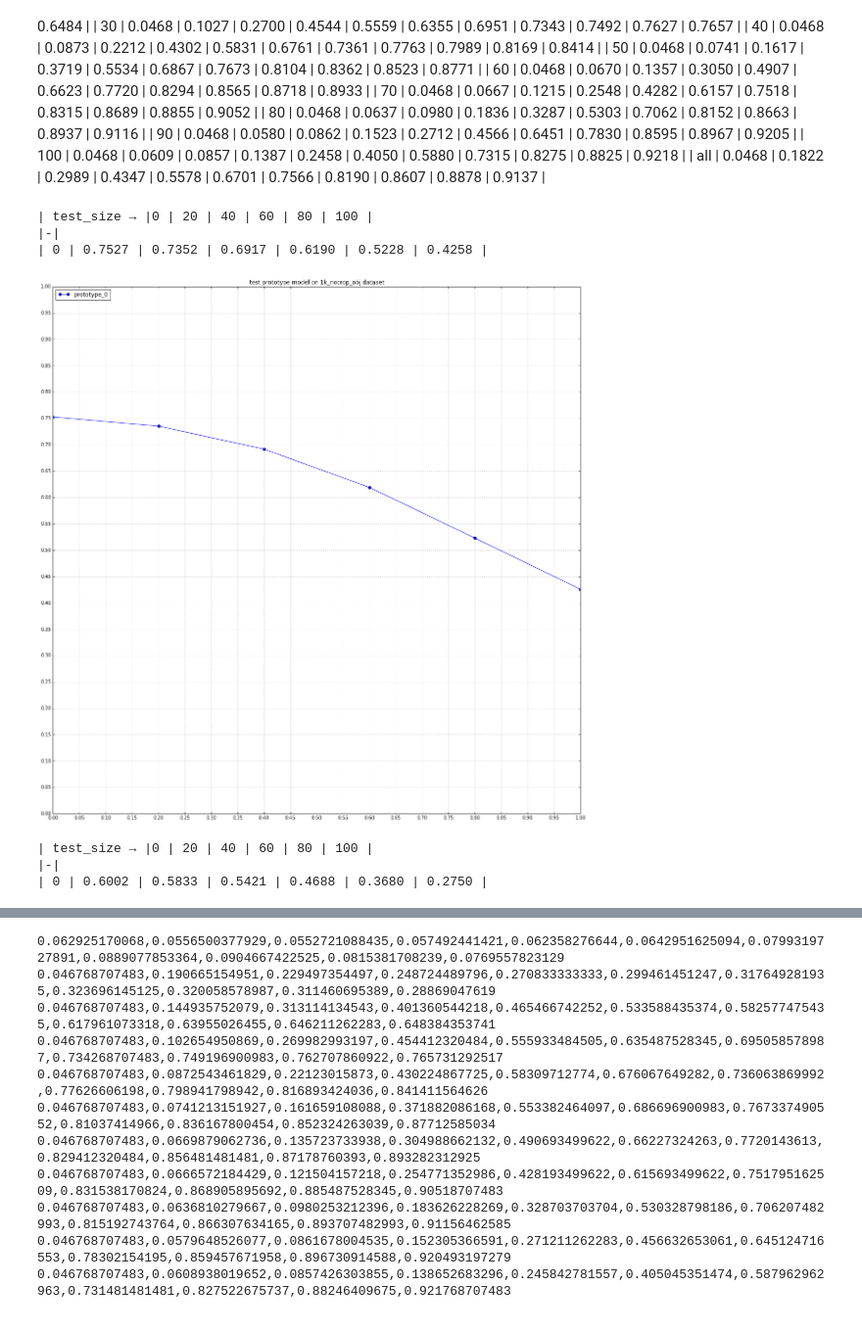
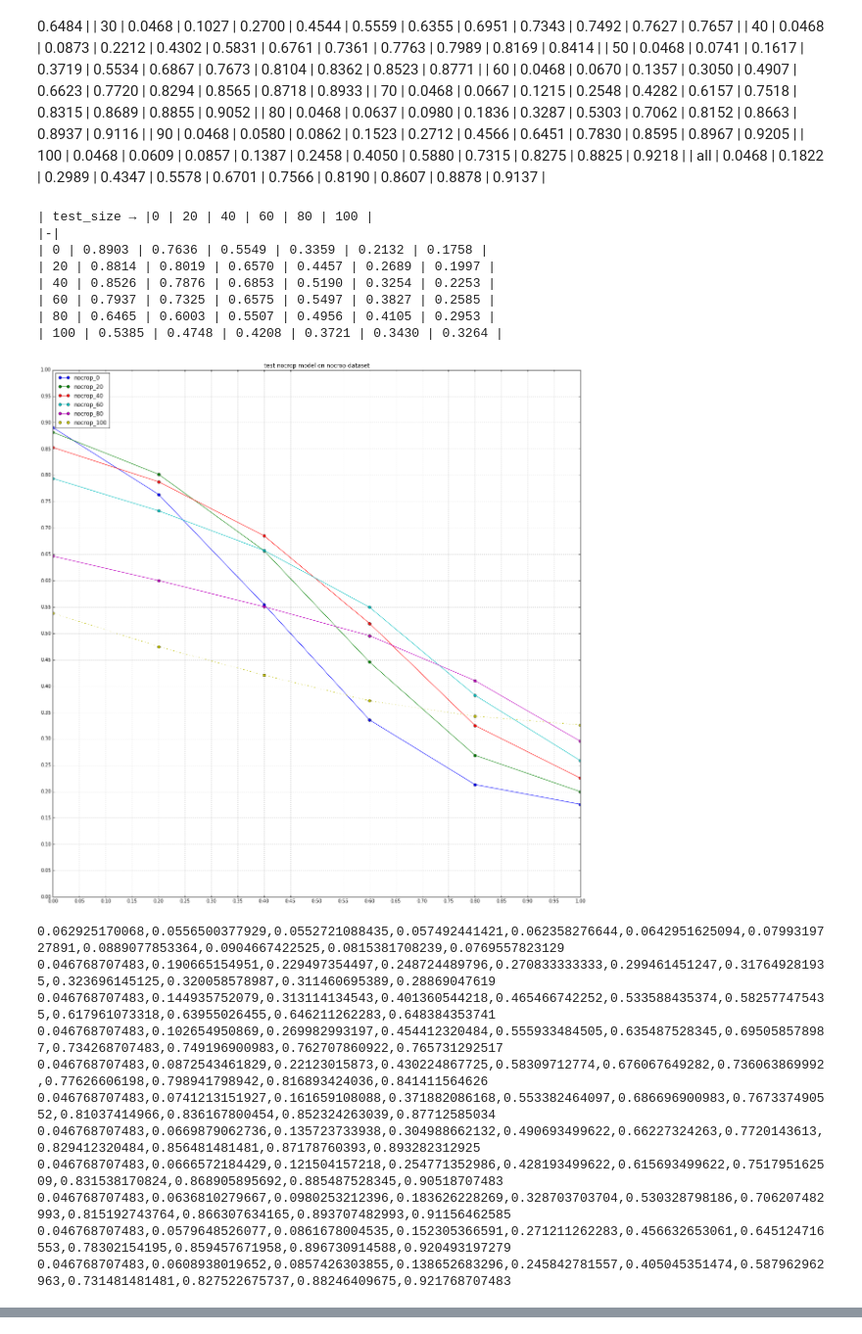
Before and after one commit to Definiter/occlusion-project, a Jupyter notebook: src/visualize_accuracy.ipynb, the cells around one changed output, grey strips where cells are left out. Shown: that part at 98% size. Saved outputs shown, nothing was run; the diff lists cells and outputs as text; code cells hidden in the pictures.

```diff
--- a/src/visualize_accuracy.ipynb
+++ b/src/visualize_accuracy.ipynb
@@ -83,6 +83,7 @@ import numpy as np
 import matplotlib.pyplot as plt
 import os
 import cPickle
+import math
 from mpl_toolkits.mplot3d import Axes3D
 %matplotlib inline
 
@@ -109,23 +110,23 @@ test_type_strs = ['crop_obj', 'nocrop_obj']
 test_size = [0.0, 0.2, 0.4, 0.6, 0.8, 1.0]
 '''
 
-model_type_strs = ['prototype']
-model_names = ['0']
-test_type_strs = ['1k_nocrop_obj', '1k_crop_obj']
+model_type_strs = ['nocrop']
+model_names = ['0', '20', '40', '60', '80', '100']
+test_type_strs = ['nocrop']
 test_size = [0.0, 0.2, 0.4, 0.6, 0.8, 1.0]
 
+sq = [math.sqrt(i) for i in test_size]
+
 def load_accuracy(model_type_str, model_name, test_type_str, test_size):
-    if '1k' in test_type_str:
-        accuracy = []
-        for size in test_size:
-            test_name = int(100 * size)
-            with open('{}test/accuracy_{}_{}_{}_{}.pickle'.\
-                      format(result_root, model_type_str, model_name, test_type_str, test_name)) as f:
-                acc = cPickle.load(f)
-            accuracy.append(acc)
-    else:
-        with open('{}test/accuracy_{}_{}_{}.pickle'.format(result_root, model_type_str, test_type_str, model_name)) as f:
-                accuracy = cPickle.load(f)
+    accuracy = []
+    for size in test_size:
+        test_name = int(100 * size)
+        with open('{}test/accuracy_{}_{}_{}_{}.pickle'.\
+                  format(result_root, model_type_str, model_name, test_type_str, test_name)) as f:
+            acc = cPickle.load(f)
+        accuracy.append(acc)
+    #with open('{}test/accuracy_{}_{}_{}.pickle'.format(result_root, model_type_str, test_type_str, model_name)) as f:
+    #        accuracy = cPickle.load(f)
     return accuracy
 
 test_size_sq = [i * i for i in test_size]
@@ -199,35 +200,48 @@ if len(model_type_strs) == 2:
             for model_name in model_names:
                 accuracy = load_accuracy(model_type_str, model_name, test_type_str, test_size)
                 if model_type_str == model_type_strs[0]:
                     plt.plot(test_size, accuracy, marker = 'o', linestyle = '-')
                 else:
                     plt.plot(test_size, accuracy, marker = 'o', linestyle = '--')
         plt.legend([model_type_strs[0] + '_' + model_name for model_name in model_names] + \
                    [model_type_strs[1] + '_' + model_name for model_name in model_names], loc='lower left')
         plt.show()
         fig.savefig('{}test/test_curve_{}.png'.format(result_root, test_type_str))
 
 if len(model_type_strs) == 1:
     # Plot 3D surface of accuracy = f(model_size, test_size)
     test_size = [0.0, 0.1, 0.2, 0.3, 0.4, 0.5, 0.6, 0.7, 0.8, 0.9, 1.0] # Y
     model_size = test_size # X
     accuracies = [[0 for i in range(11)] for j in range(11)]
     for i, size in enumerate(model_size):
         with open('{}test/accuracy_aperture_aperture_{}.pickle'.format(result_root, int(size * 100))) as f:
             accuracy = cPickle.load(f)
         accuracies[i] = accuracy
     for i in accuracies:
         for en, j in enumerate(i):
             sys.stdout.write(str(j))
             if en == len(i) - 1:
                 sys.stdout.write('\n')
             else:
                 sys.stdout.write(',')
 # %% [output]
 | test_size → |0 | 20 | 40 | 60 | 80 | 100 |
 |-|
-| 0 | 0.7527 | 0.7352 | 0.6917 | 0.6190 | 0.5228 | 0.4258 |
+| 0 | 0.8903 | 0.7636 | 0.5549 | 0.3359 | 0.2132 | 0.1758 |
+| 20 | 0.8814 | 0.8019 | 0.6570 | 0.4457 | 0.2689 | 0.1997 |
+| 40 | 0.8526 | 0.7876 | 0.6853 | 0.5190 | 0.3254 | 0.2253 |
+| 60 | 0.7937 | 0.7325 | 0.6575 | 0.5497 | 0.3827 | 0.2585 |
+| 80 | 0.6465 | 0.6003 | 0.5507 | 0.4956 | 0.4105 | 0.2953 |
+| 100 | 0.5385 | 0.4748 | 0.4208 | 0.3721 | 0.3430 | 0.3264 |
-[figure, old version]
+[figure, new version]
-| test_size → |0 | 20 | 40 | 60 | 80 | 100 |
-|-|
-| 0 | 0.6002 | 0.5833 | 0.5421 | 0.4688 | 0.3680 | 0.2750 |
+0.062925170068,0.0556500377929,0.0552721088435,0.057492441421,0.062358276644,0.0642951625094,0.0799319727891,0.0889077853364,0.0904667422525,0.0815381708239,0.0769557823129
+0.046768707483,0.190665154951,0.229497354497,0.248724489796,0.270833333333,0.299461451247,0.317649281935,0.323696145125,0.320058578987,0.311460695389,0.28869047619
+0.046768707483,0.144935752079,0.313114134543,0.401360544218,0.465466742252,0.533588435374,0.582577475435,0.617961073318,0.63955026455,0.646211262283,0.648384353741
+0.046768707483,0.102654950869,0.269982993197,0.454412320484,0.555933484505,0.635487528345,0.695058578987,0.734268707483,0.749196900983,0.762707860922,0.765731292517
+0.046768707483,0.0872543461829,0.22123015873,0.430224867725,0.58309712774,0.676067649282,0.736063869992,0.77626606198,0.798941798942,0.816893424036,0.841411564626
+0.046768707483,0.0741213151927,0.161659108088,0.371882086168,0.553382464097,0.686696900983,0.767337490552,0.81037414966,0.836167800454,0.852324263039,0.87712585034
+0.046768707483,0.0669879062736,0.135723733938,0.304988662132,0.490693499622,0.66227324263,0.7720143613,0.829412320484,0.856481481481,0.87178760393,0.893282312925
+0.046768707483,0.0666572184429,0.121504157218,0.254771352986,0.428193499622,0.615693499622,0.751795162509,0.831538170824,0.868905895692,0.885487528345,0.90518707483
+0.046768707483,0.0636810279667,0.0980253212396,0.183626228269,0.328703703704,0.530328798186,0.706207482993,0.815192743764,0.866307634165,0.893707482993,0.91156462585
+0.046768707483,0.0579648526077,0.0861678004535,0.152305366591,0.271211262283,0.456632653061,0.645124716553,0.78302154195,0.859457671958,0.896730914588,0.920493197279
+0.046768707483,0.0608938019652,0.0857426303855,0.138652683296,0.245842781557,0.405045351474,0.587962962963,0.731481481481,0.827522675737,0.88246409675,0.921768707483
@@ -235,11 +247,0 @@ if len(model_type_strs) == 1:
-0.062925170068,0.0556500377929,0.0552721088435,0.057492441421,0.062358276644,0.0642951625094,0.0799319727891,0.0889077853364,0.0904667422525,0.0815381708239,0.0769557823129
-0.046768707483,0.190665154951,0.229497354497,0.248724489796,0.270833333333,0.299461451247,0.317649281935,0.323696145125,0.320058578987,0.311460695389,0.28869047619
-0.046768707483,0.144935752079,0.313114134543,0.401360544218,0.465466742252,0.533588435374,0.582577475435,0.617961073318,0.63955026455,0.646211262283,0.648384353741
-0.046768707483,0.102654950869,0.269982993197,0.454412320484,0.555933484505,0.635487528345,0.695058578987,0.734268707483,0.749196900983,0.762707860922,0.765731292517
-0.046768707483,0.0872543461829,0.22123015873,0.430224867725,0.58309712774,0.676067649282,0.736063869992,0.77626606198,0.798941798942,0.816893424036,0.841411564626
-0.046768707483,0.0741213151927,0.161659108088,0.371882086168,0.553382464097,0.686696900983,0.767337490552,0.81037414966,0.836167800454,0.852324263039,0.87712585034
-0.046768707483,0.0669879062736,0.135723733938,0.304988662132,0.490693499622,0.66227324263,0.7720143613,0.829412320484,0.856481481481,0.87178760393,0.893282312925
-0.046768707483,0.0666572184429,0.121504157218,0.254771352986,0.428193499622,0.615693499622,0.751795162509,0.831538170824,0.868905895692,0.885487528345,0.90518707483
-0.046768707483,0.0636810279667,0.0980253212396,0.183626228269,0.328703703704,0.530328798186,0.706207482993,0.815192743764,0.866307634165,0.893707482993,0.91156462585
-0.046768707483,0.0579648526077,0.0861678004535,0.152305366591,0.271211262283,0.456632653061,0.645124716553,0.78302154195,0.859457671958,0.896730914588,0.920493197279
-0.046768707483,0.0608938019652,0.0857426303855,0.138652683296,0.245842781557,0.405045351474,0.587962962963,0.731481481481,0.827522675737,0.88246409675,0.921768707483
```
Also changed, not shown: parts of 1 cell of this notebook, 14 other files.
